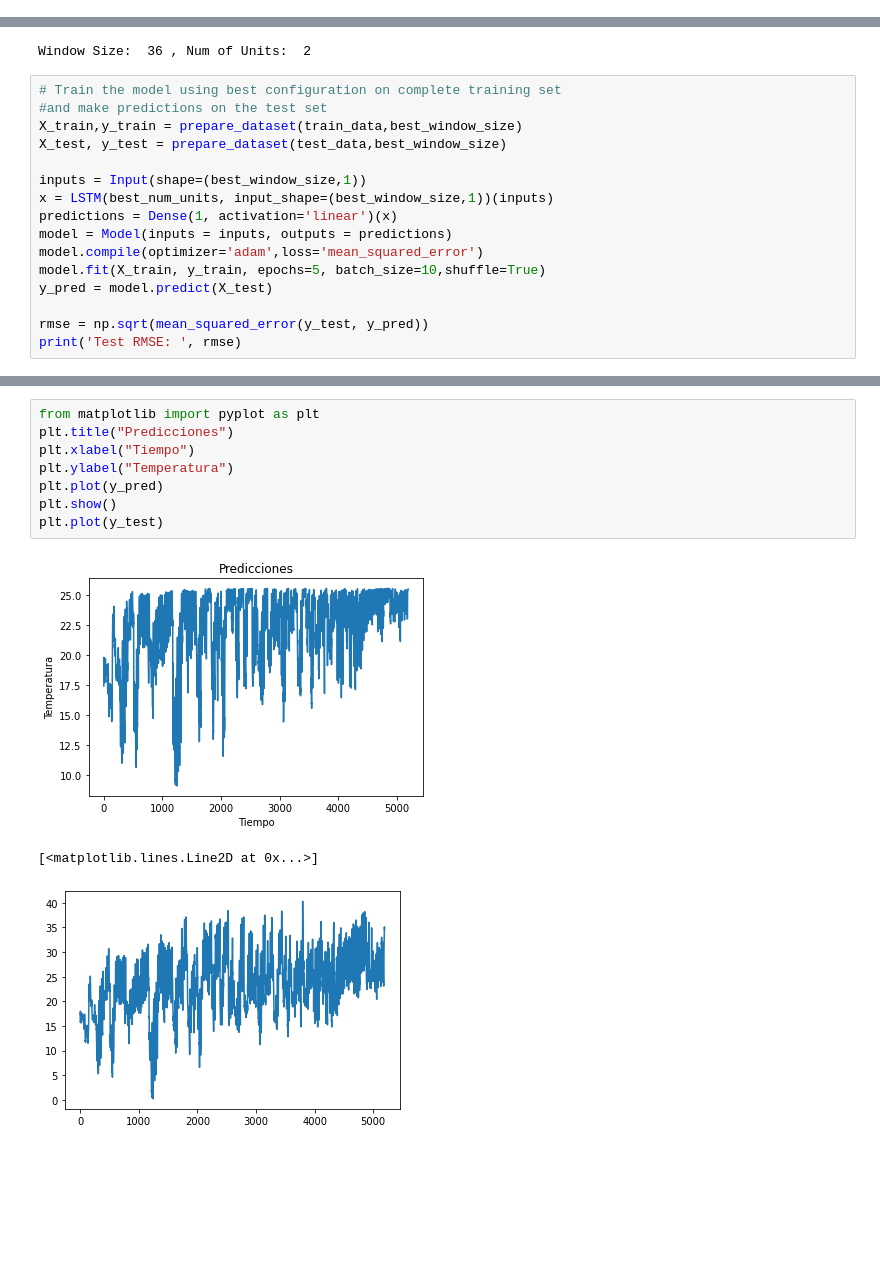
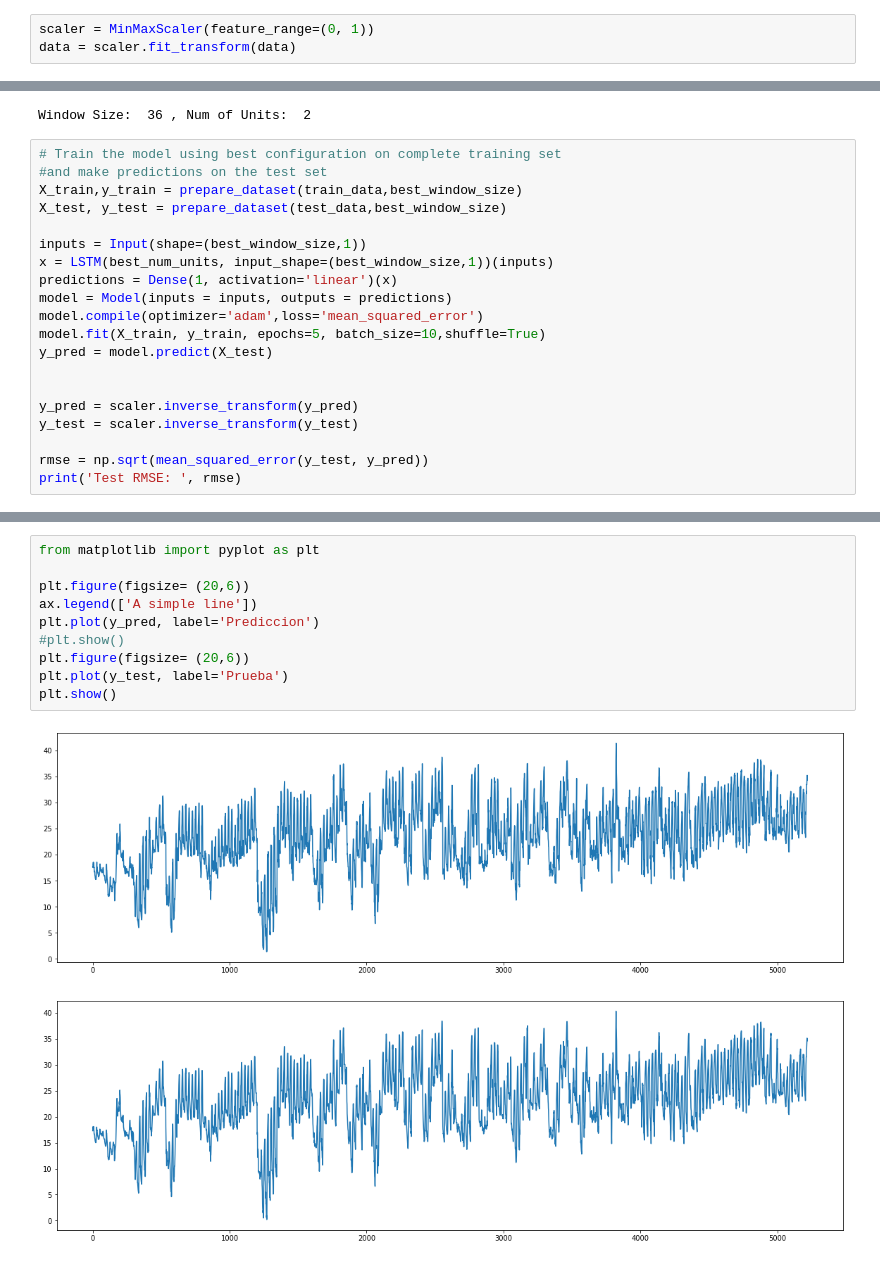
Before and after one commit to gmfv/Prediccion-de-Temperatura-Asuncion, a Jupyter notebook: Genetic2.ipynb, the cells around one changed output, grey strips where cells are left out. Drawn from its saved outputs; the diff is of its cells as text; blank space fills up the shorter version.

```diff
--- a/Genetic2.ipynb
+++ b/Genetic2.ipynb
@@ -54 +68,4 @@ Name: Temperatura Asuncion, Length: 26232, dtype: float64
+# %%
+scaler = MinMaxScaler(feature_range=(0, 1))
+data = scaler.fit_transform(data)
 # %%
@@ -166,6 +181,10 @@ model.compile(optimizer='adam',loss='mean_squared_error')
 model.fit(X_train, y_train, epochs=5, batch_size=10,shuffle=True)
 y_pred = model.predict(X_test)
 
+
+y_pred = scaler.inverse_transform(y_pred)
+y_test = scaler.inverse_transform(y_test)
+
 rmse = np.sqrt(mean_squared_error(y_test, y_pred))
 print('Test RMSE: ', rmse)
 # %% [output]
@@ -183,12 +219,13 @@ Test RMSE:  3.600096318966019
 # %%
 from matplotlib import pyplot as plt
-plt.title("Predicciones")
-plt.xlabel("Tiempo")
-plt.ylabel("Temperatura")
-plt.plot(y_pred)
+
+plt.figure(figsize= (20,6))
+ax.legend(['A simple line'])
+plt.plot(y_pred, label='Prediccion')
+#plt.show()
+plt.figure(figsize= (20,6))
+plt.plot(y_test, label='Prueba')
 plt.show()
-plt.plot(y_test)
 # %% [output]
-[figure, old version]
+[figure, new version]
-[<matplotlib.lines.Line2D at 0x...>]
-[figure, old version]
+[figure, new version]
```
Also changed, not shown: parts of 17 cells of this notebook.
